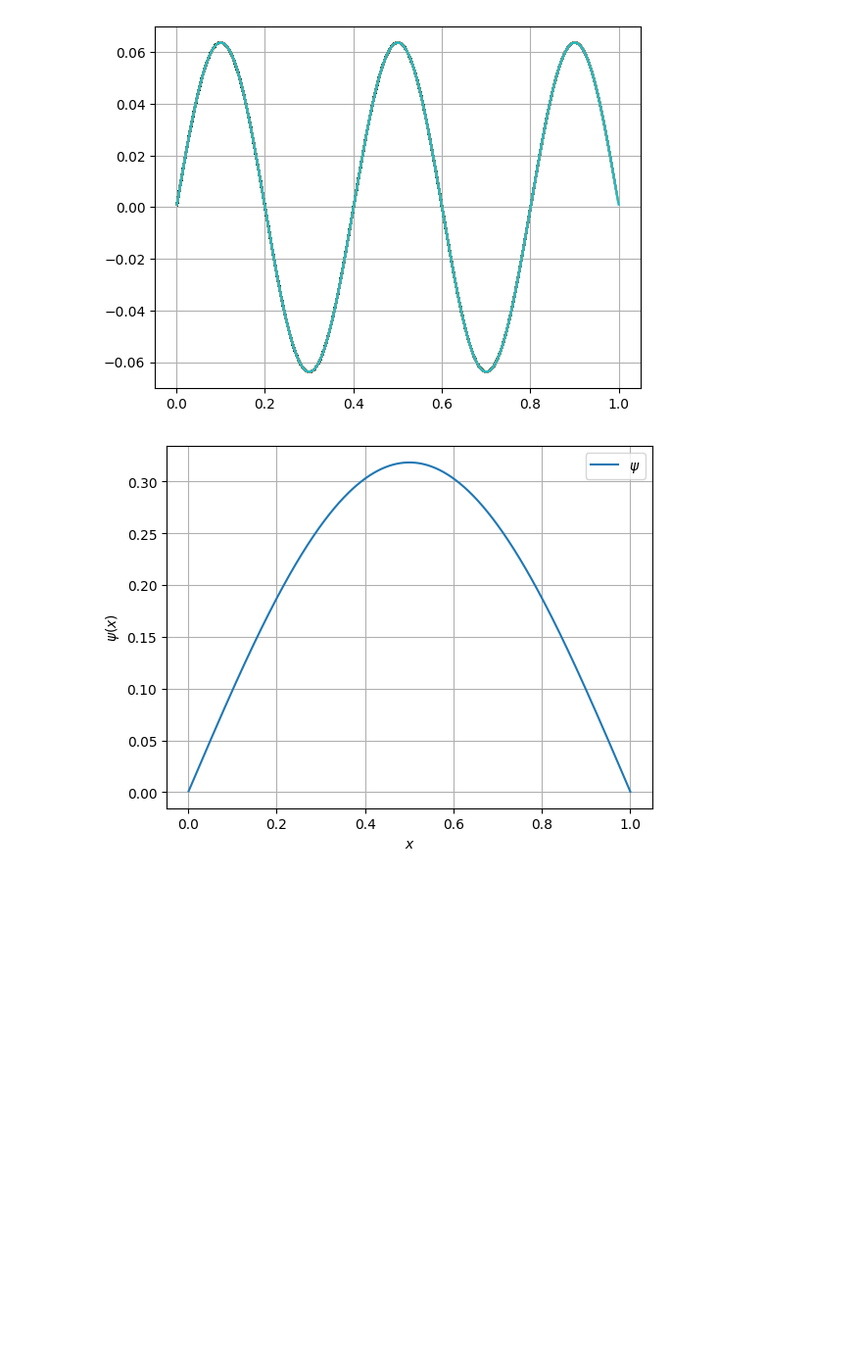
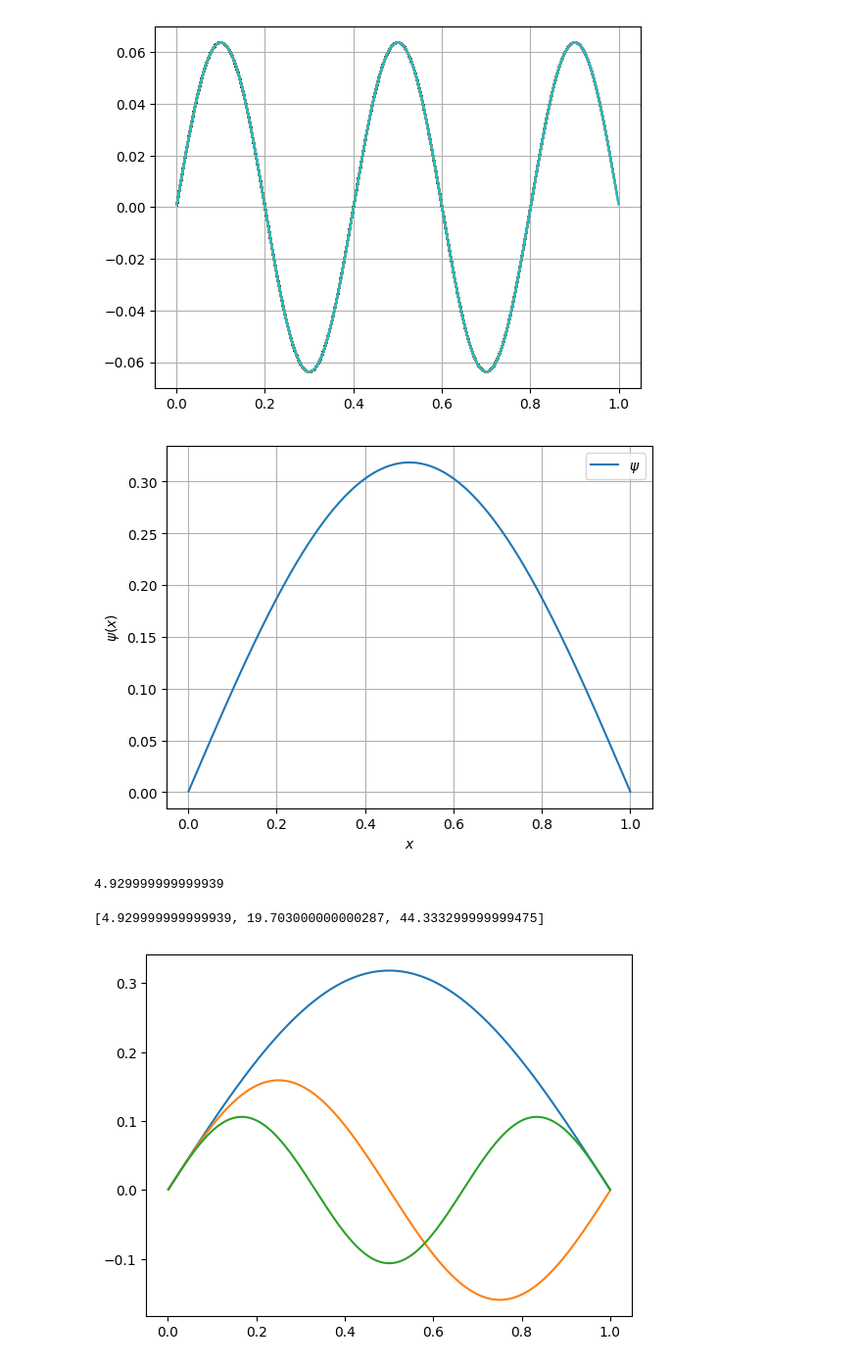
Before and after one commit to SuhasPK/My-Computational-Physics, a Jupyter notebook: Project-8/qm_particle_in_a_box.ipynb, the cells around one changed output. Shown: that part at 98% size. Cells and saved outputs as stored; diff of their text form; code cells hidden in the pictures; blank space fills up the shorter version.

```diff
--- a/Project-8/qm_particle_in_a_box.ipynb
+++ b/Project-8/qm_particle_in_a_box.ipynb
@@ -65,5 +65,54 @@ plt.xlabel("$x$")
 plt.legend()
 plt.grid()
 plt.show()
+E
 # %% [output]
 [figure]
+4.929999999999939
+# %%
+
+E = 0
+dE = 0.01
+dx = a*0.001
+nmax = 3
+counter = 1
+eigen_function = []
+eigen_function_xlist = []
+eigen_energies = []
+
+while counter <= nmax:
+    psi=1
+
+    while abs(psi)>0.001:
+        psi = 0
+        dpsi = 1
+        x = 0
+        E = E+dE
+        xlist = []
+        psi_list = []
+
+
+        while x<= a:
+            ddpsi = 2*m/h**2*(V-E)*psi
+            dpsi = dpsi+ddpsi*dx
+            psi = psi+dpsi*dx
+            x = x+dx
+            xlist.append(x)
+            psi_list.append(psi)
+
+    eigen_function.append([psi_list])
+    eigen_function_xlist.append([xlist])
+    eigen_energies.append(E)
+    counter = counter + 1
+    E = E*1.1
+# %%
+eigen_energies
+# %% [output]
+[4.929999999999939, 19.703000000000287, 44.333299999999475]
+# %%
+counter = 1
+while counter<=nmax:
+    plt.plot(xlist, eigen_function[counter-1][0],label=f"$\psi_{{{counter}}}(x)$")
+    counter=counter+1
+# %% [output]
+[figure, added]
```
Also changed, not shown: parts of 3 cells of this notebook.
